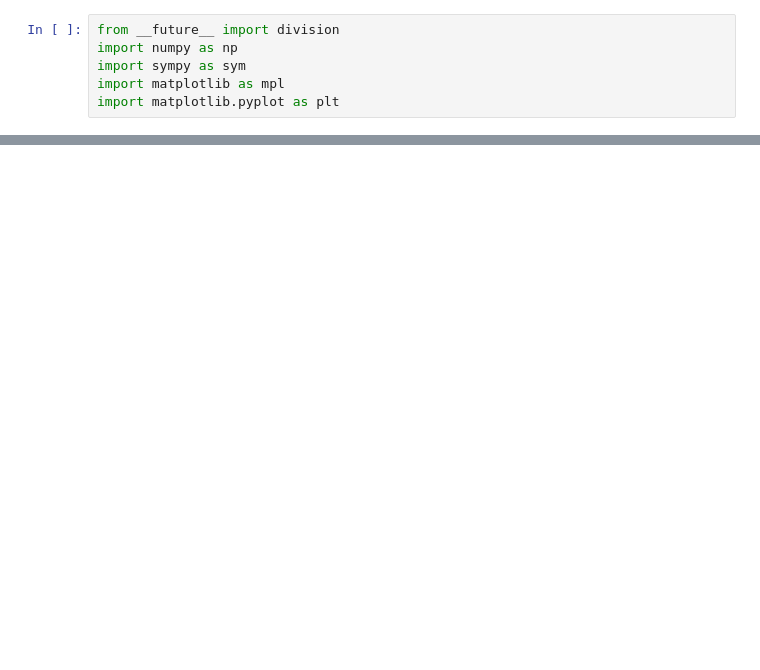
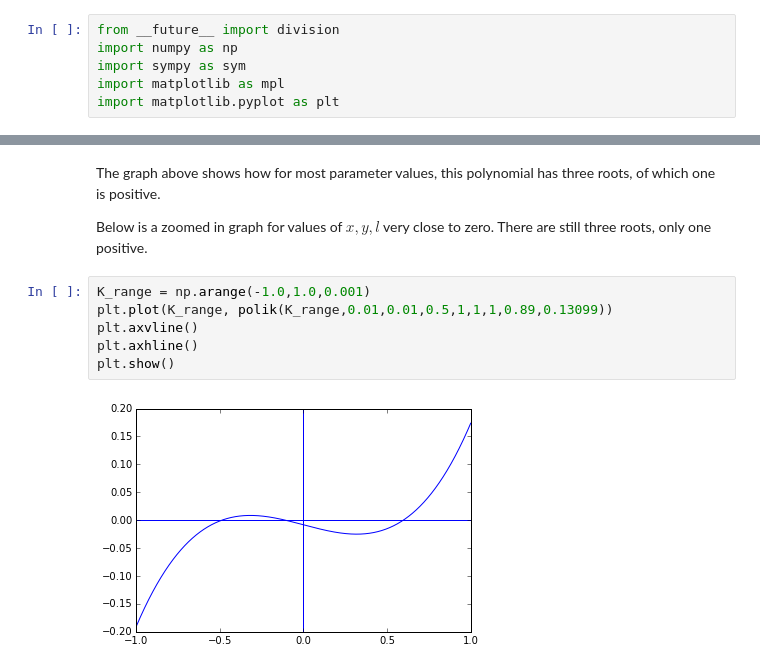
Before and after one commit to davidrpugh/assortative-matching-large-firms, a Jupyter notebook: Capital.ipynb, the cells around one changed output, grey strips where cells are left out. Cells and saved outputs as stored; diff of their text form; blank space fills up the shorter version.

```diff
--- a/Capital.ipynb
+++ b/Capital.ipynb
@@ -129,0 +59,12 @@ final_k.diff(y, theta).simplify()
+# %% [markdown]
+The graph above shows how for most parameter values, this polynomial has three roots, of which one is positive.
+
+Below is a zoomed in graph for values of $x,y,l$ very close to zero. There are still three roots, only one positive.
+# %%
+K_range = np.arange(-1.0,1.0,0.001)
+plt.plot(K_range, polik(K_range,0.01,0.01,0.5,1,1,1,0.89,0.13099))
+plt.axvline()
+plt.axhline()
+plt.show()
+# %% [output]
+[figure, added]
```
Also changed, not shown: parts of 58 cells of this notebook, 1 other file.
